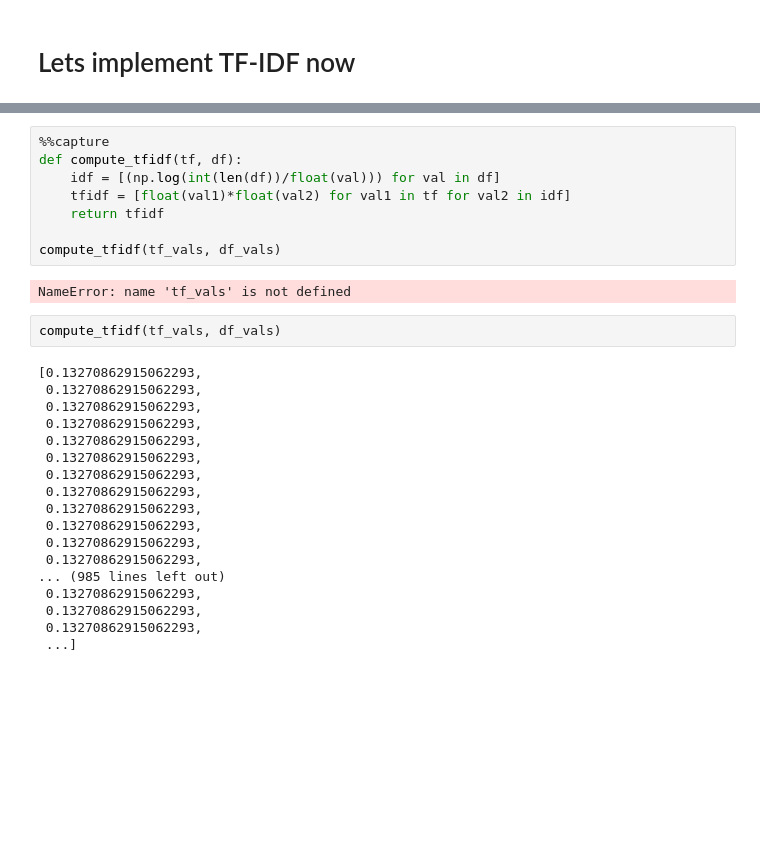
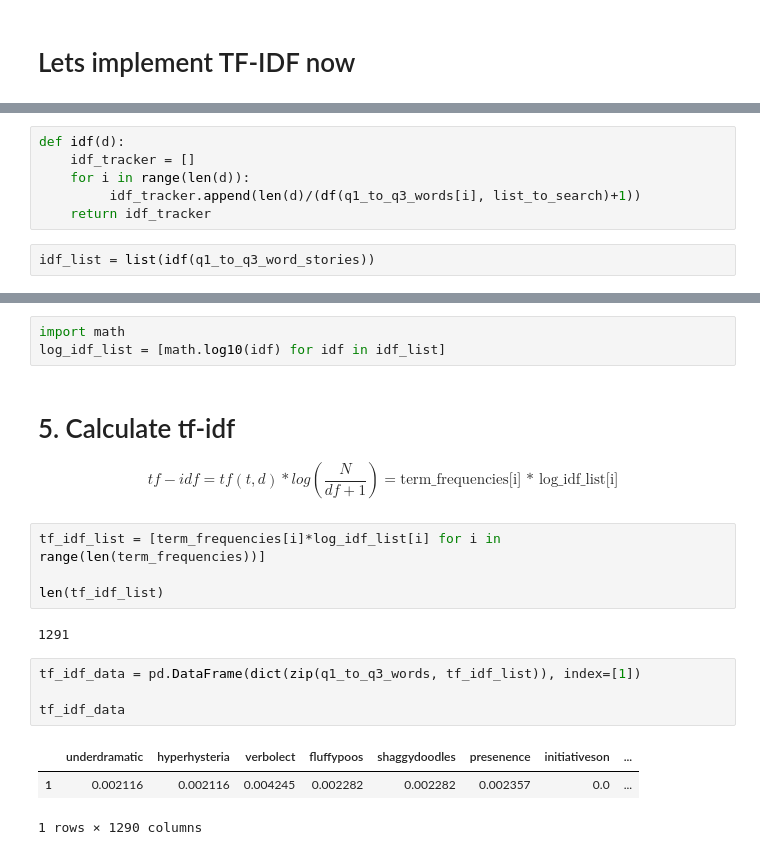
Before and after one commit to danmurphy1217/nytwit, a Jupyter notebook: notebooks/term-frequency.ipynb, the cells around one changed output, grey strips where cells are left out. Cells and saved outputs as stored; diff of their text form; blank space fills up the shorter version.

```diff
--- a/notebooks/term-frequency.ipynb
+++ b/notebooks/term-frequency.ipynb
@@ -269,0 +297,8 @@ len(tf_values)
+# %%
+def idf(d):
+    idf_tracker = []
+    for i in range(len(d)):
+         idf_tracker.append(len(d)/(df(q1_to_q3_words[i], list_to_search)+1))
+    return idf_tracker
+# %%
+idf_list = list(idf(q1_to_q3_word_stories))
@@ -304,30 +310,20 @@ AttributeError: 'NoneType' object has no attribute 'values'
-# %%
-%%capture
-def compute_tfidf(tf, df):
-    idf = [(np.log(int(len(df))/float(val))) for val in df]
-    tfidf = [float(val1)*float(val2) for val1 in tf for val2 in idf]
-    return tfidf
-
-compute_tfidf(tf_vals, df_vals)
-# %% [output]
-NameError: name 'tf_vals' is not defined
-# %%
-compute_tfidf(tf_vals, df_vals)
-# %% [output]
-[0.13270862915062293,
- 0.13270862915062293,
- 0.13270862915062293,
- 0.13270862915062293,
- 0.13270862915062293,
- 0.13270862915062293,
- 0.13270862915062293,
- 0.13270862915062293,
- 0.13270862915062293,
- 0.13270862915062293,
- 0.13270862915062293,
- 0.13270862915062293,
-... (985 lines left out)
- 0.13270862915062293,
- 0.13270862915062293,
- 0.13270862915062293,
- ...]
+# %%
+import math
+log_idf_list = [math.log10(idf) for idf in idf_list]
+# %% [markdown]
+# 5. Calculate tf-idf
+$$ tf-idf = tf(t, d) * log(\frac{N}{df+1}) = \textrm{term_frequencies[i] * log_idf_list[i]} $$
+# %%
+tf_idf_list = [term_frequencies[i]*log_idf_list[i] for i in range(len(term_frequencies))]
+
+len(tf_idf_list)
+# %% [output]
+1291
+# %%
+tf_idf_data = pd.DataFrame(dict(zip(q1_to_q3_words, tf_idf_list)), index=[1])
+
+tf_idf_data
+# %% [output]
+|  | underdramatic | hyperhysteria | verbolect | fluffypoos | shaggydoodles | presenence | initiativeson | ... |
+| 1 | 0.002116 | 0.002116 | 0.004245 | 0.002282 | 0.002282 | 0.002357 | 0.0 | ... |
+1 rows × 1290 columns
```
Also changed, not shown: parts of 27 cells of this notebook.
